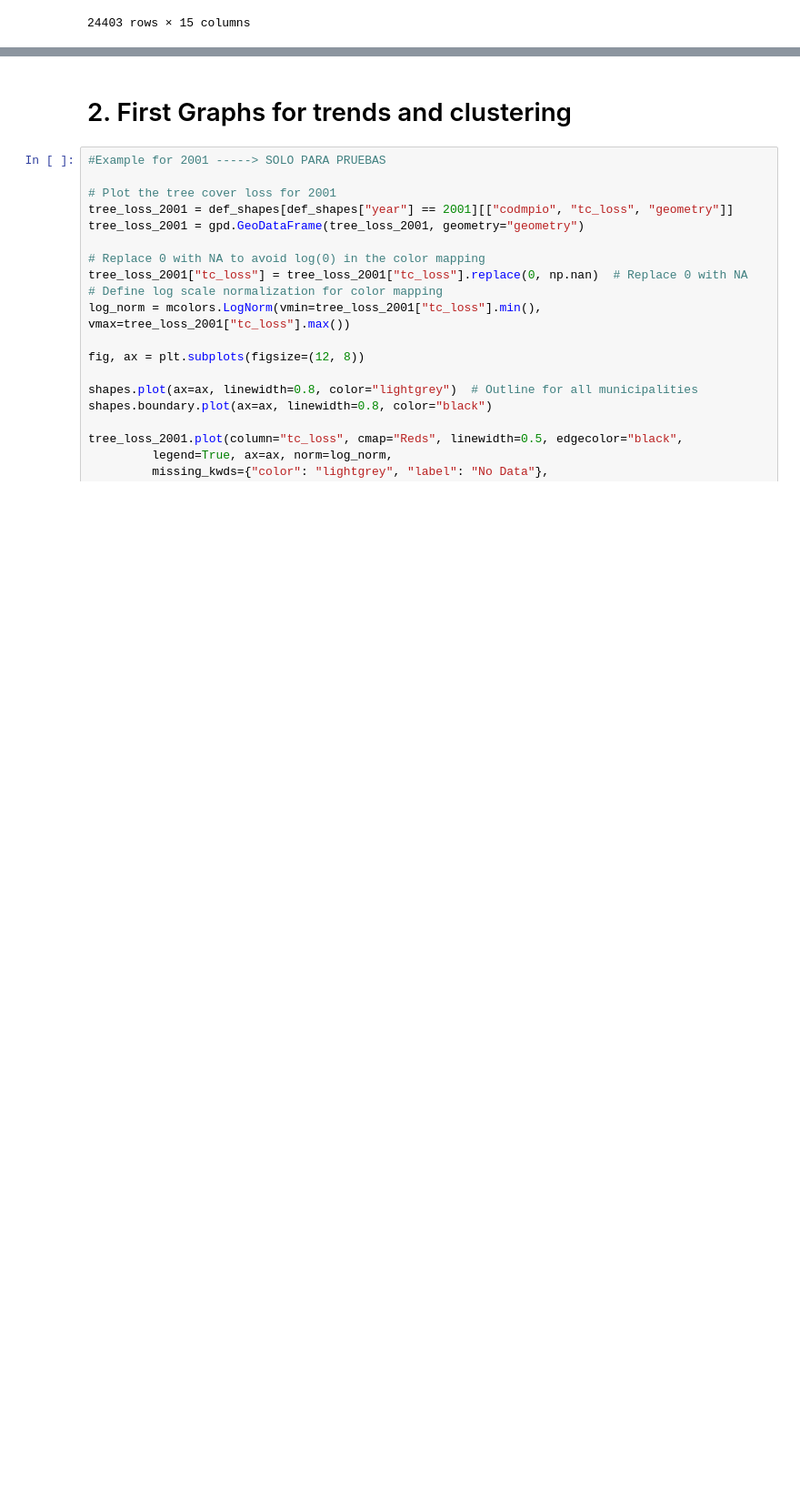
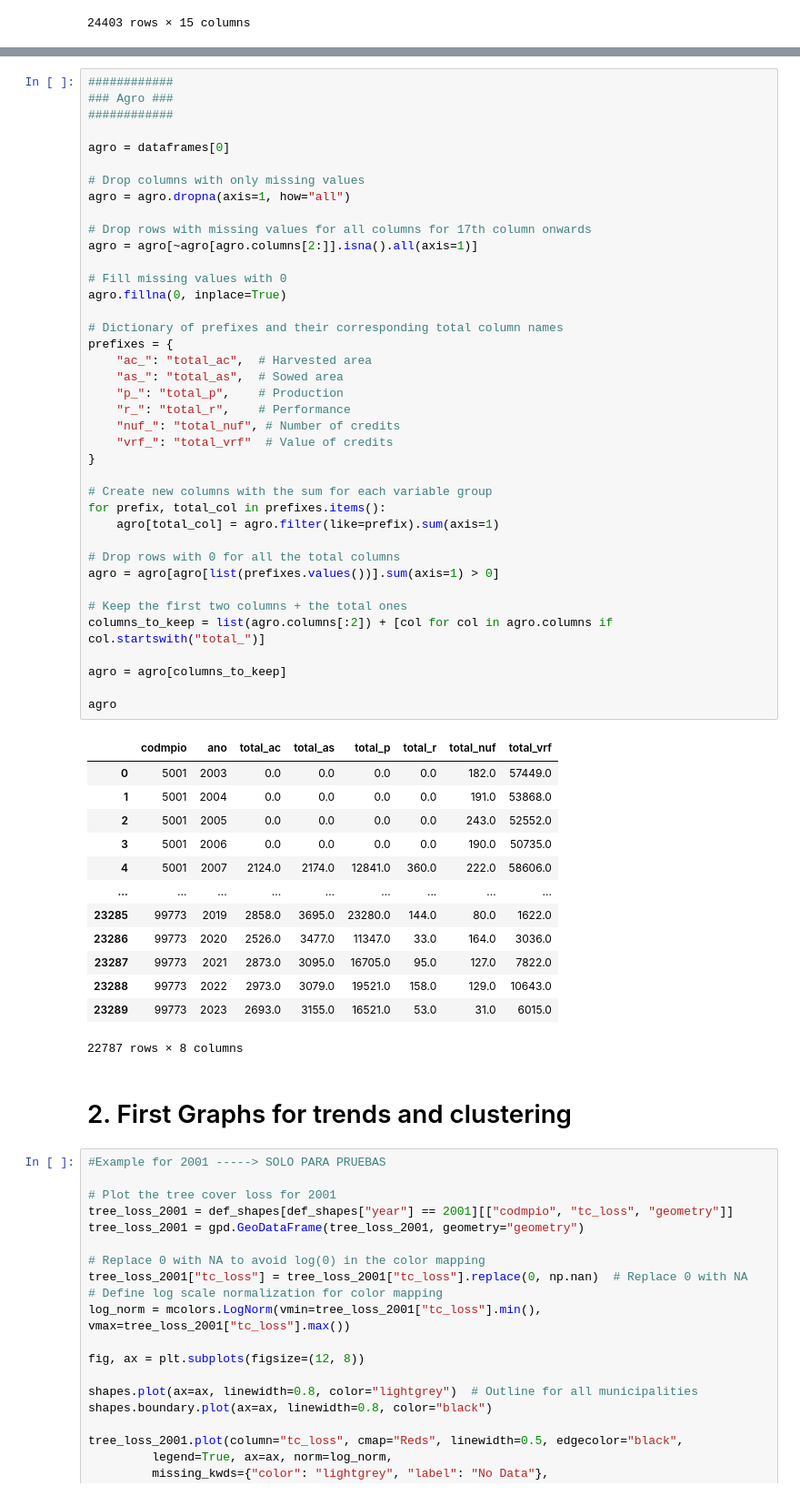
Before and after one commit to cpj97/MDS_thesis, a Jupyter notebook: Code/preprocessing_new.ipynb, the cells around one changed output, grey strips where cells are left out. Shown at 91% size. Saved outputs shown, nothing was run; the diff lists cells and outputs as text; blank space fills up the shorter version.

```diff
--- a/Code/preprocessing_new.ipynb
+++ b/Code/preprocessing_new.ipynb
@@ -443,3 +635,56 @@ def_shapes
+# %%
+############
+### Agro ###
+############
+
+agro = dataframes[0]
+
+# Drop columns with only missing values
+agro = agro.dropna(axis=1, how="all")
+
+# Drop rows with missing values for all columns for 17th column onwards
+agro = agro[~agro[agro.columns[2:]].isna().all(axis=1)]
+
+# Fill missing values with 0
+agro.fillna(0, inplace=True)
+
+# Dictionary of prefixes and their corresponding total column names
+prefixes = {
+    "ac_": "total_ac",  # Harvested area
+    "as_": "total_as",  # Sowed area
+    "p_": "total_p",    # Production
+    "r_": "total_r",    # Performance
+    "nuf_": "total_nuf", # Number of credits
+    "vrf_": "total_vrf"  # Value of credits
+}
+
+# Create new columns with the sum for each variable group
+for prefix, total_col in prefixes.items():
+    agro[total_col] = agro.filter(like=prefix).sum(axis=1)
+
+# Drop rows with 0 for all the total columns
+agro = agro[agro[list(prefixes.values())].sum(axis=1) > 0]
+
+# Keep the first two columns + the total ones
+columns_to_keep = list(agro.columns[:2]) + [col for col in agro.columns if col.startswith("total_")]
+
+agro = agro[columns_to_keep]
+
+agro
+# %% [output]
+|  | codmpio | ano | total_ac | total_as | total_p | total_r | total_nuf | total_vrf |
+| 0 | 5001 | 2003 | 0.0 | 0.0 | 0.0 | 0.0 | 182.0 | 57449.0 |
+| 1 | 5001 | 2004 | 0.0 | 0.0 | 0.0 | 0.0 | 191.0 | 53868.0 |
+| 2 | 5001 | 2005 | 0.0 | 0.0 | 0.0 | 0.0 | 243.0 | 52552.0 |
+| 3 | 5001 | 2006 | 0.0 | 0.0 | 0.0 | 0.0 | 190.0 | 50735.0 |
+| 4 | 5001 | 2007 | 2124.0 | 2174.0 | 12841.0 | 360.0 | 222.0 | 58606.0 |
+| ... | ... | ... | ... | ... | ... | ... | ... | ... |
+| 23285 | 99773 | 2019 | 2858.0 | 3695.0 | 23280.0 | 144.0 | 80.0 | 1622.0 |
+| 23286 | 99773 | 2020 | 2526.0 | 3477.0 | 11347.0 | 33.0 | 164.0 | 3036.0 |
+| 23287 | 99773 | 2021 | 2873.0 | 3095.0 | 16705.0 | 95.0 | 127.0 | 7822.0 |
+| 23288 | 99773 | 2022 | 2973.0 | 3079.0 | 19521.0 | 158.0 | 129.0 | 10643.0 |
+| 23289 | 99773 | 2023 | 2693.0 | 3155.0 | 16521.0 | 53.0 | 31.0 | 6015.0 |
+22787 rows × 8 columns
 # %% [markdown]
 # 2. First Graphs for trends and clustering
 # %%
```
Also changed, not shown: parts of 11 cells of this notebook, 6 other files.
